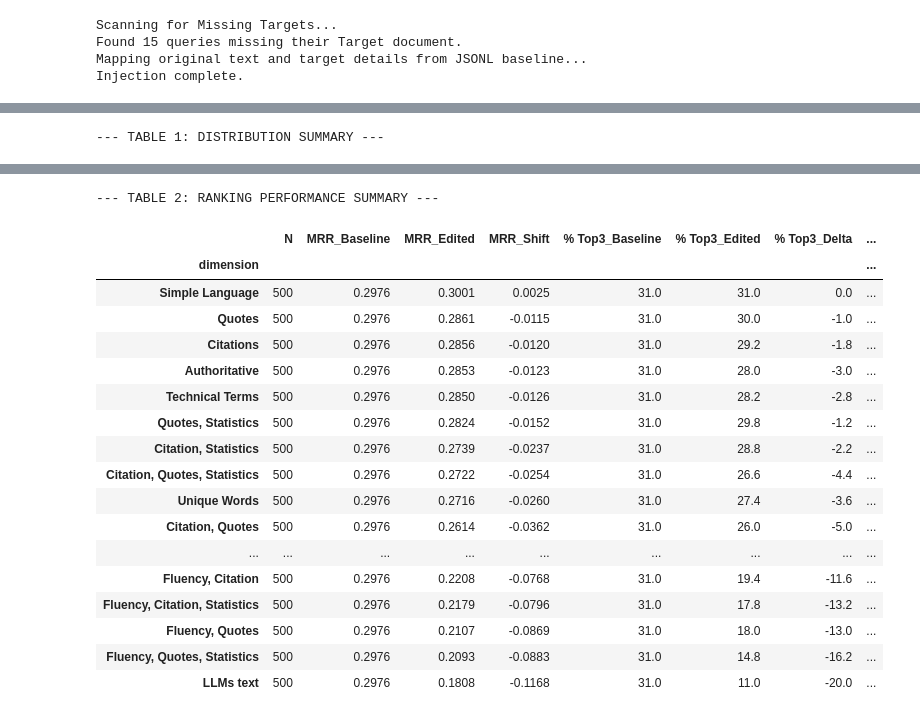
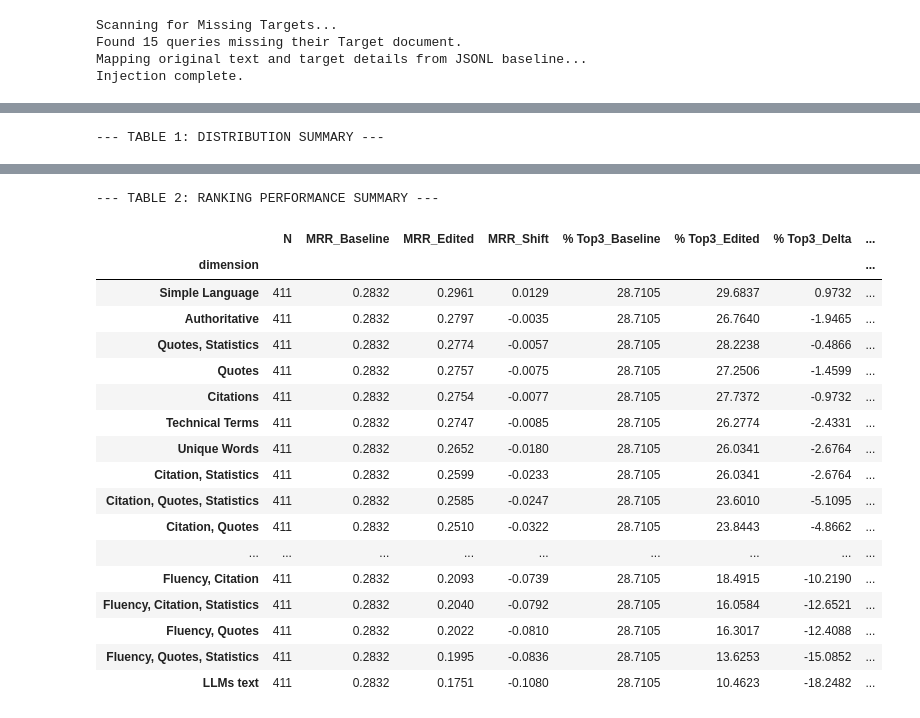
Before and after one commit to leonard-rampf/geo-experiment, a Jupyter notebook: notebook/3_retrieval_stage/5_retrieval_analysis.ipynb, the cells around one changed output, grey strips where cells are left out. Drawn from its saved outputs; the diff is of its cells as text; code cells hidden in the pictures.

Commit message:
Clean up of retrieval stage, adaption on power calc

```diff
--- a/notebook/3_retrieval_stage/5_retrieval_analysis.ipynb
+++ b/notebook/3_retrieval_stage/5_retrieval_analysis.ipynb
@@ -224,70 +362,12 @@ Total Ghost Cases Confirmed in Dataframe: 15
 # %%
-# Remove the column limit and widen display
-pd.set_option('display.max_columns', None)
-pd.set_option('display.width', 1000)
-
-# Strictly isolate the target documents
-targets = df2[df2['is_target'] == 1].copy()
-
-# The order here is mathematically critical to prevent overlapping abbreviations
-dimension_hierarchy = [
-    ('ContentImprovement', 'Content Improvement'),
-    ('SimpleLanguage', 'Simple Language'),
-    ('TechnicalTerms', 'Technical Terms'),
-    ('UniqueWords', 'Unique Words'),
-    ('Authoritative', 'Authoritative'),
-    ('Statistics', 'Statistics'),
-    ('Citations', 'Citations'),
-    ('Fluency', 'Fluency'),
-    ('LLMstxt', 'LLMs text'),
-    ('Quotes', 'Quotes'),
-    ('FCQS', 'Fluency, Citation, Quotes, Statistics'),
-    ('FCQ', 'Fluency, Citation, Quotes'), ('FCS', 'Fluency, Citation, Statistics'), ('FQS', 'Fluency, Quotes, Statistics'), ('CQS', 'Citation, Quotes, Statistics'),
-    ('FC', 'Fluency, Citation'), ('FQ', 'Fluency, Quotes'), ('FS', 'Fluency, Statistics'), ('CQ', 'Citation, Quotes'), ('CS', 'Citation, Statistics'), ('QS', 'Quotes, Statistics')
-]
-
-def extract_dimension(qid):
-    if "doc" in qid and "(doc)" not in qid:
-        return "Baseline"
-    for key, label in dimension_hierarchy:
-        if key in qid:
-            return label
-    return "Unknown"
-
-targets['dimension'] = targets['query_id'].apply(extract_dimension)
-targets['base_id'] = targets['query_id'].str.split('_').str[0]
-
-
-# PART 2: PAIRING BASELINE WITH EDITED RUNS
-
-baseline_df = targets[targets['dimension'] == 'Baseline'][['base_id', 'rank']].rename(columns={'rank': 'baseline_rank'})
-edited_df = targets[targets['dimension'] != 'Baseline'][['base_id', 'dimension', 'rank']].rename(columns={'rank': 'edited_rank'})
-paired_df = pd.merge(edited_df, baseline_df, on='base_id', how='inner')
-
-# Calculate the rank shift (Positive = Improved visibility)
-paired_df['rank_shift'] = paired_df['baseline_rank'] - paired_df['edited_rank']
-
-# Calculate Reciprocal Ranks for MRR
-paired_df['RR_Baseline'] = 1.0 / paired_df['baseline_rank']
-paired_df['RR_Edited'] = 1.0 / paired_df['edited_rank']
-
-def categorize(row):
-    if row['edited_rank'] == 11: return 'Missing'
-    elif row['rank_shift'] > 0: return 'Improved'
-    elif row['rank_shift'] < 0: return 'Worsened'
-    else: return 'Unchanged'
-
-paired_df['status'] = paired_df.apply(categorize, axis=1)
-
-
-# PART 3: THE MASTER DESCRIPTIVE AGGREGATION
+# PART 1: THE DESCRIPTIVE AGGREGATION
 
 def q25(x): return x.quantile(0.25)
 def q75(x): return x.quantile(0.75)
 def iqr(x): return x.quantile(0.75) - x.quantile(0.25)
 def top_3_pct(x): return (x <= 3).mean() * 100
 
-summary = paired_df.groupby('dimension').agg(
+summary = strict_paired_df.groupby('dimension').agg(
     N=('base_id', 'count'),
 
     # Distribution Metrics
@@ -311,7 +391,7 @@ summary = paired_df.groupby('dimension').agg(
     MRR_Edited=('RR_Edited', 'mean')
 )
 
-status_counts = paired_df.groupby(['dimension', 'status']).size().unstack(fill_value=0)
+status_counts = strict_paired_df.groupby(['dimension', 'status']).size().unstack(fill_value=0)
 count_missing = status_counts[['Missing']].rename(columns={'Missing': 'Count_Missing'})
 status_pct = status_counts.div(status_counts.sum(axis=1), axis=0) * 100
 
@@ -337,7 +417,7 @@ master_table['% Top3_Delta'] = master_table['% Top3_Edited'] - master_table['% T
 master_table['MRR_Shift'] = master_table['MRR_Edited'] - master_table['MRR_Baseline']
 
 
-# PART 4: SPLITTING INTO TWO CLEAN TABLES
+# PART 2: SPLITTING INTO TWO CLEAN TABLES
 
 # Table 1: Distribution Table
 table_1_columns = [
@@ -387,20 +467,20 @@ display(ranking_table.round(4)) # Rounding to 4 here because MRR differences can
 --- TABLE 2: RANKING PERFORMANCE SUMMARY ---
 |  | N | MRR_Baseline | MRR_Edited | MRR_Shift | % Top3_Baseline | % Top3_Edited | % Top3_Delta | ... |
 | dimension |  |  |  |  |  |  |  | ... |
-| Simple Language | 500 | 0.2976 | 0.3001 | 0.0025 | 31.0 | 31.0 | 0.0 | ... |
-| Quotes | 500 | 0.2976 | 0.2861 | -0.0115 | 31.0 | 30.0 | -1.0 | ... |
-| Citations | 500 | 0.2976 | 0.2856 | -0.0120 | 31.0 | 29.2 | -1.8 | ... |
-| Authoritative | 500 | 0.2976 | 0.2853 | -0.0123 | 31.0 | 28.0 | -3.0 | ... |
-| Technical Terms | 500 | 0.2976 | 0.2850 | -0.0126 | 31.0 | 28.2 | -2.8 | ... |
-| Quotes, Statistics | 500 | 0.2976 | 0.2824 | -0.0152 | 31.0 | 29.8 | -1.2 | ... |
-| Citation, Statistics | 500 | 0.2976 | 0.2739 | -0.0237 | 31.0 | 28.8 | -2.2 | ... |
-| Citation, Quotes, Statistics | 500 | 0.2976 | 0.2722 | -0.0254 | 31.0 | 26.6 | -4.4 | ... |
-| Unique Words | 500 | 0.2976 | 0.2716 | -0.0260 | 31.0 | 27.4 | -3.6 | ... |
-| Citation, Quotes | 500 | 0.2976 | 0.2614 | -0.0362 | 31.0 | 26.0 | -5.0 | ... |
+| Simple Language | 411 | 0.2832 | 0.2961 | 0.0129 | 28.7105 | 29.6837 | 0.9732 | ... |
+| Authoritative | 411 | 0.2832 | 0.2797 | -0.0035 | 28.7105 | 26.7640 | -1.9465 | ... |
+| Quotes, Statistics | 411 | 0.2832 | 0.2774 | -0.0057 | 28.7105 | 28.2238 | -0.4866 | ... |
+| Quotes | 411 | 0.2832 | 0.2757 | -0.0075 | 28.7105 | 27.2506 | -1.4599 | ... |
+| Citations | 411 | 0.2832 | 0.2754 | -0.0077 | 28.7105 | 27.7372 | -0.9732 | ... |
+| Technical Terms | 411 | 0.2832 | 0.2747 | -0.0085 | 28.7105 | 26.2774 | -2.4331 | ... |
+| Unique Words | 411 | 0.2832 | 0.2652 | -0.0180 | 28.7105 | 26.0341 | -2.6764 | ... |
+| Citation, Statistics | 411 | 0.2832 | 0.2599 | -0.0233 | 28.7105 | 26.0341 | -2.6764 | ... |
+| Citation, Quotes, Statistics | 411 | 0.2832 | 0.2585 | -0.0247 | 28.7105 | 23.6010 | -5.1095 | ... |
+| Citation, Quotes | 411 | 0.2832 | 0.2510 | -0.0322 | 28.7105 | 23.8443 | -4.8662 | ... |
 | ... | ... | ... | ... | ... | ... | ... | ... | ... |
-| Fluency, Citation | 500 | 0.2976 | 0.2208 | -0.0768 | 31.0 | 19.4 | -11.6 | ... |
-| Fluency, Citation, Statistics | 500 | 0.2976 | 0.2179 | -0.0796 | 31.0 | 17.8 | -13.2 | ... |
-| Fluency, Quotes | 500 | 0.2976 | 0.2107 | -0.0869 | 31.0 | 18.0 | -13.0 | ... |
-| Fluency, Quotes, Statistics | 500 | 0.2976 | 0.2093 | -0.0883 | 31.0 | 14.8 | -16.2 | ... |
-| LLMs text | 500 | 0.2976 | 0.1808 | -0.1168 | 31.0 | 11.0 | -20.0 | ... |
+| Fluency, Citation | 411 | 0.2832 | 0.2093 | -0.0739 | 28.7105 | 18.4915 | -10.2190 | ... |
+| Fluency, Citation, Statistics | 411 | 0.2832 | 0.2040 | -0.0792 | 28.7105 | 16.0584 | -12.6521 | ... |
+| Fluency, Quotes | 411 | 0.2832 | 0.2022 | -0.0810 | 28.7105 | 16.3017 | -12.4088 | ... |
+| Fluency, Quotes, Statistics | 411 | 0.2832 | 0.1995 | -0.0836 | 28.7105 | 13.6253 | -15.0852 | ... |
+| LLMs text | 411 | 0.2832 | 0.1751 | -0.1080 | 28.7105 | 10.4623 | -18.2482 | ... |
 # %% [markdown]
```
Also changed, not shown: parts of 56 cells of this notebook.
